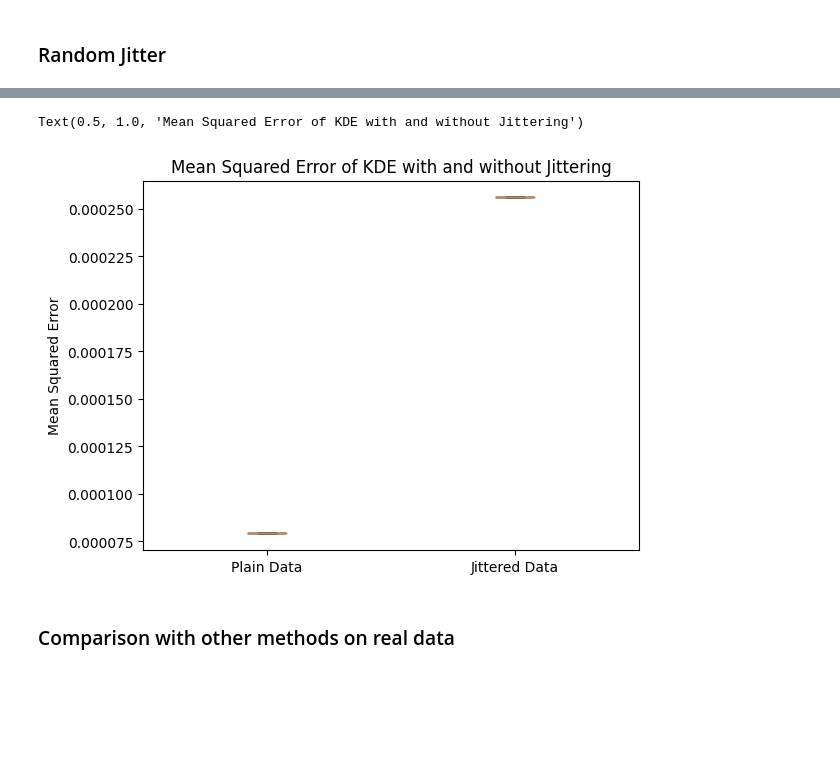
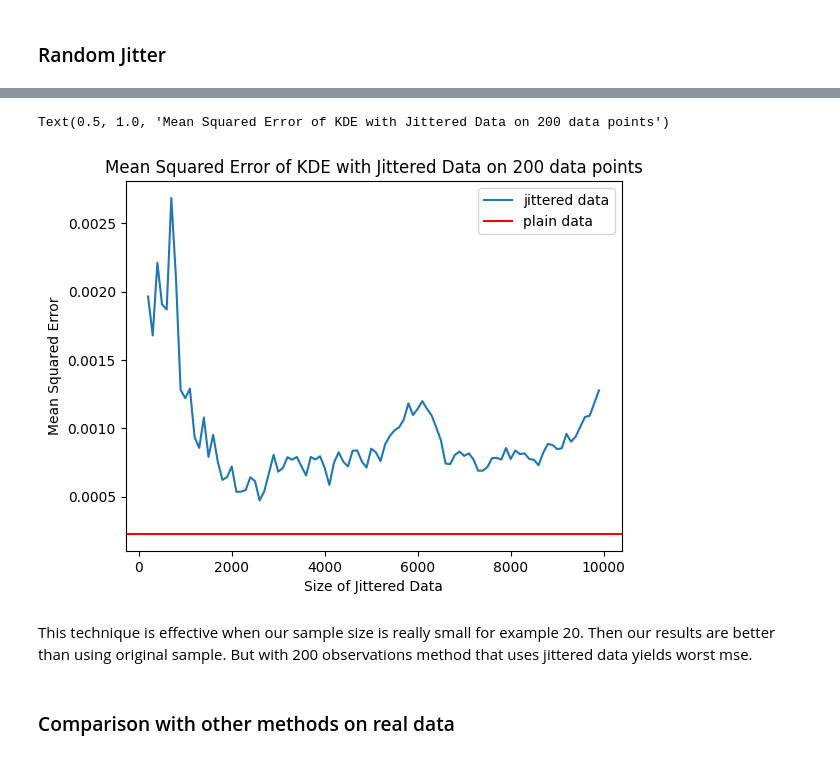
Before and after one commit to nizwant/adv_ml_labs, a Jupyter notebook: 08AAA_density.ipynb, the cells around one changed output, grey strips where cells are left out. Saved outputs shown, nothing was run; the diff lists cells and outputs as text; code cells hidden in the pictures; blank space fills up the shorter version.

Commit message:
jittered part

```diff
--- a/08AAA_density.ipynb
+++ b/08AAA_density.ipynb
@@ -363,7 +363,7 @@ errors = np.zeros((len(bandwidths), len(sample_sizes)))
 
 for i, bandwidth in enumerate(bandwidths):
     for j, sample_size in enumerate(sample_sizes):
-        for _ in range(1):
+        for _ in range(5):
             kd = kde(bandwidth=bandwidth)
             data = generate_data(sample_size)
             kd.fit(data)
@@ -490,12 +544,16 @@ for i in range(100):
 # %%
-# make a box plot of the errors
-plt.boxplot([plain_data_mse, jittered_data_mse])
-plt.xticks([1, 2], ["Plain Data", "Jittered Data"])
+# make a line plot of jittered data mse and baseline data mse
+plt.plot(range(200, 10000, 100), jittered_data_mse, label="jittered data")
+plt.axhline(plain_data_mse, color="red", label="plain data")
+plt.xlabel("Size of Jittered Data")
 plt.ylabel("Mean Squared Error")
-plt.title("Mean Squared Error of KDE with and without Jittering")
+plt.legend()
+plt.title("Mean Squared Error of KDE with Jittered Data on 200 data points")
 # %% [output]
-Text(0.5, 1.0, 'Mean Squared Error of KDE with and without Jittering')
+Text(0.5, 1.0, 'Mean Squared Error of KDE with Jittered Data on 200 data points')
-[figure, old version]
+[figure, new version]
+# %% [markdown]
+This technique is effective when our sample size is really small for example 20. Then our results are better than using original sample. But with 200 observations method that uses jittered data yields worst mse.
 # %% [markdown]
 ### Comparison with other methods on real data
 # %%
```
Also changed, not shown: parts of 3 cells of this notebook.
